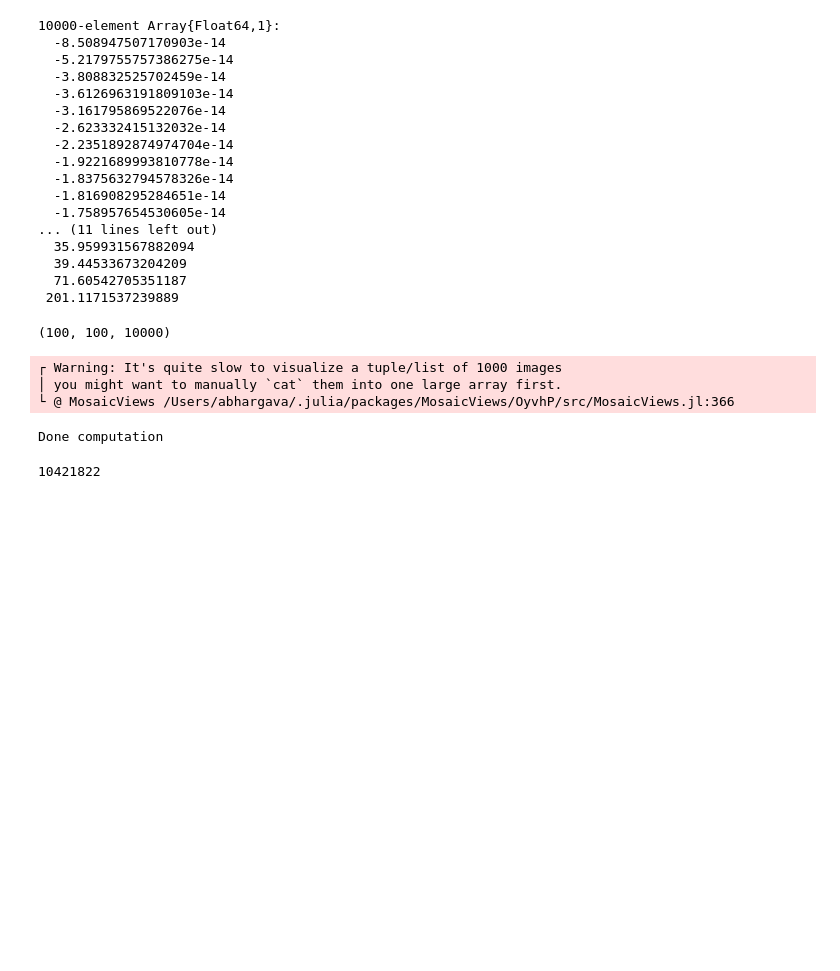
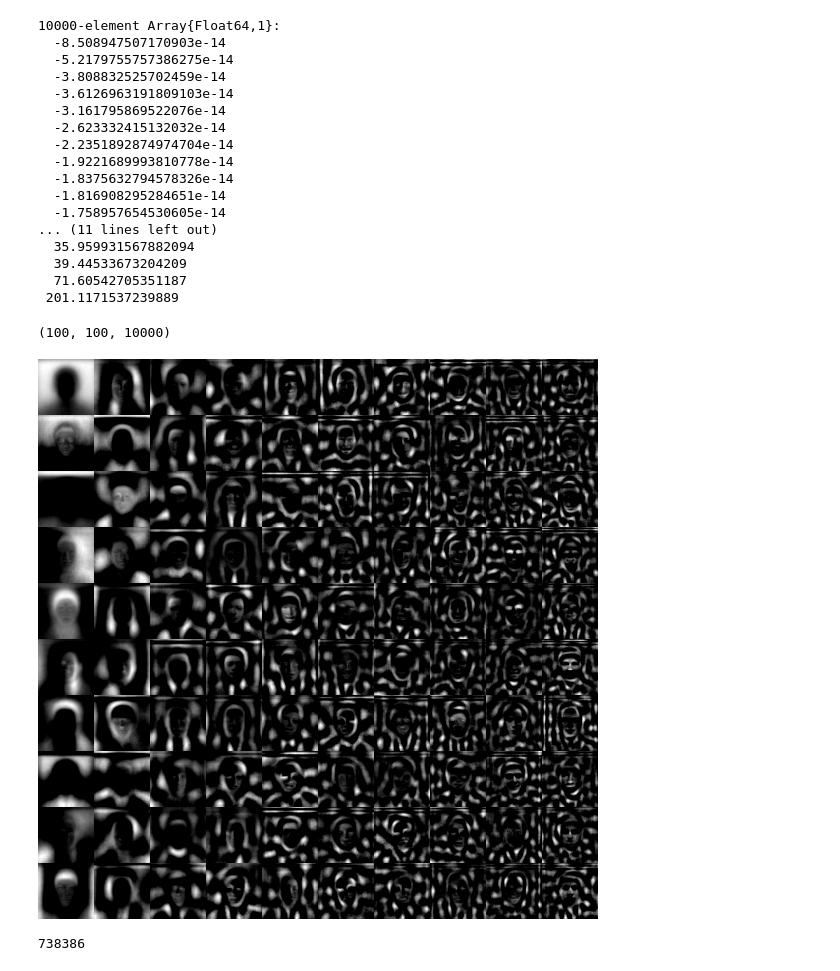
Before and after one commit to amanb2000/Julia_Learning, a Jupyter notebook: 07_Eigen_Faces_3.jl.ipynb, the cells around one changed output. Saved outputs shown, nothing was run; the diff lists cells and outputs as text; code cells hidden in the pictures; blank space fills up the shorter version.

```diff
--- a/07_Eigen_Faces_3.jl.ipynb
+++ b/07_Eigen_Faces_3.jl.ipynb
@@ -147,30 +147,29 @@ size(PCA_STACK)
 # %%
 # The mosaic view does not seem to work properly without having a sample 'real' RGBX-based image to show
 # We are basically just creating a 'set' for the program to visualize properly out of the 100 top PCA examples.
 
-k = 1000
+k = 100
+
+stack_len = size(PCA_STACK,3)
 
 img1 = RGBX.(PCA_STACK[:,:,stack_len]) # 512*512 RGB image
 
-stack_len = size(PCA_STACK,3)
+
 
 set = [imresize(img1, im_dims)]
 
 k-=1
 
 for i = 1:k
     set = append!(set, [PCA_STACK[:,:,stack_len-i]] )
 end
 
-A = mosaicview(set, nrow=100,ncol=10)
+A = mosaicview(set, nrow=10,ncol=10)
 
-println("Done computation")
+# println("Done computation")
 # %% [output]
-┌ Warning: It's quite slow to visualize a tuple/list of 1000 images
-│ you might want to manually `cat` them into one large array first.
-└ @ MosaicViews /Users/abhargava/.julia/packages/MosaicViews/OyvhP/src/MosaicViews.jl:366
-Done computation
+[figure, added]
 # %%
 save("PCA_1000.png", A) #Saving the mosaic output.
 # %% [output]
-10421822
+738386
```
Also changed, not shown: 2 other files.
